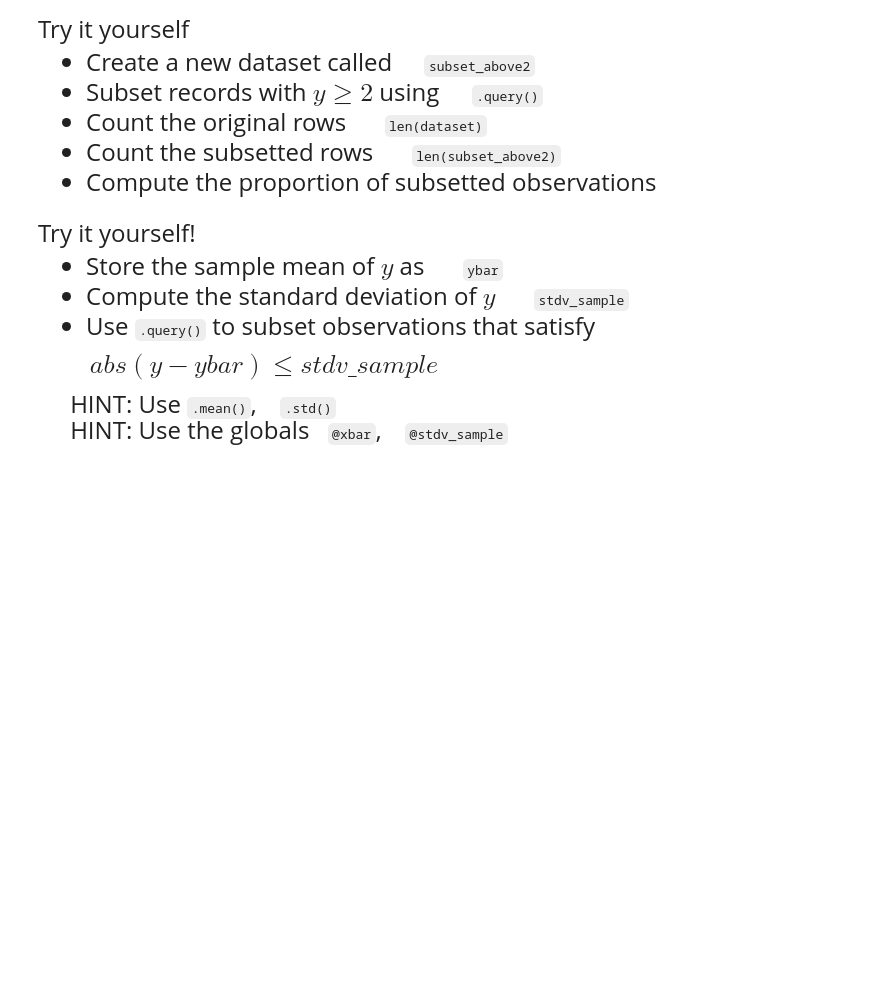
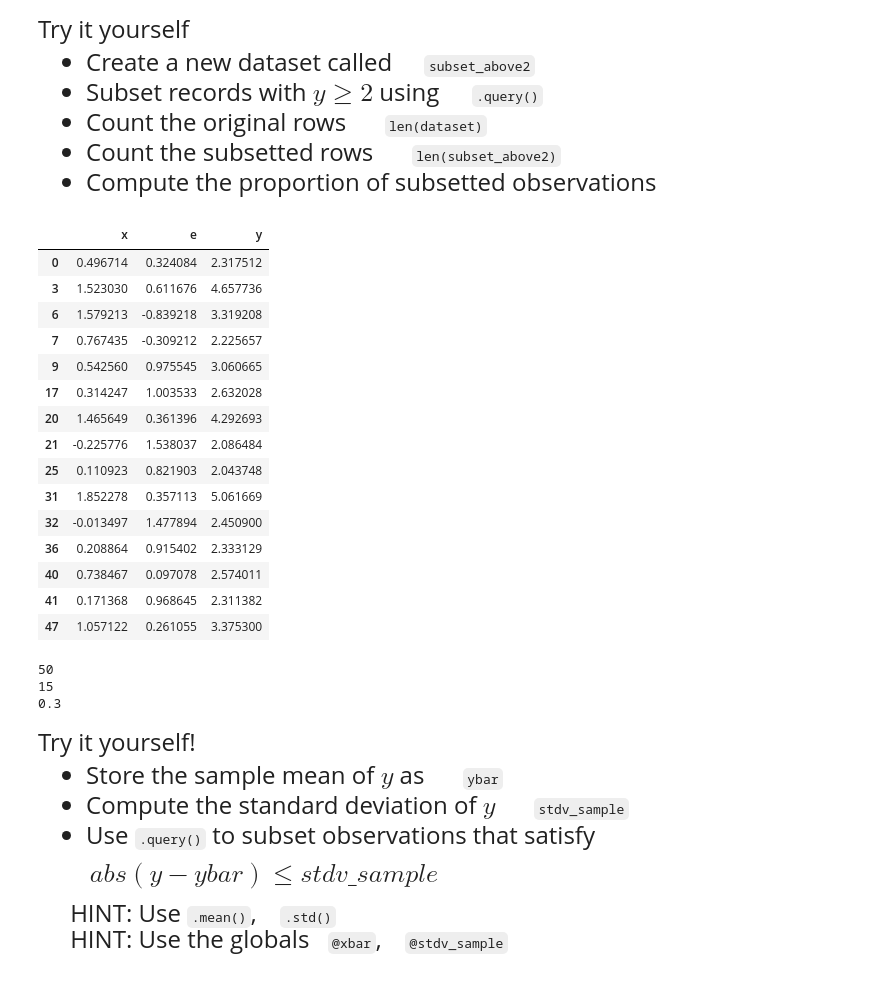
Before and after one commit to ejinright/qtm151spring2024, a Jupyter notebook: lecture_11/lecture_11 - Linear Regression.ipynb, the cells around one changed output. Drawn from its saved outputs; the diff is of its cells as text; code cells hidden in the pictures; blank space fills up the shorter version.

```diff
--- a/lecture_11/lecture_11 - Linear Regression.ipynb
+++ b/lecture_11/lecture_11 - Linear Regression.ipynb
@@ -126,3 +124,31 @@ Try it yourself
+# %%
+# Write your own code here
+subset_above2 = dataset.query("y >= 2")
+display(subset_above2)
+print(len(dataset))
+print(len(subset_above2))
+# proportion of subsetted observations
+print(len(subset_above2) / len(dataset))
+# %% [output]
+|  | x | e | y |
+| 0 | 0.496714 | 0.324084 | 2.317512 |
+| 3 | 1.523030 | 0.611676 | 4.657736 |
+| 6 | 1.579213 | -0.839218 | 3.319208 |
+| 7 | 0.767435 | -0.309212 | 2.225657 |
+| 9 | 0.542560 | 0.975545 | 3.060665 |
+| 17 | 0.314247 | 1.003533 | 2.632028 |
+| 20 | 1.465649 | 0.361396 | 4.292693 |
+| 21 | -0.225776 | 1.538037 | 2.086484 |
+| 25 | 0.110923 | 0.821903 | 2.043748 |
+| 31 | 1.852278 | 0.357113 | 5.061669 |
+| 32 | -0.013497 | 1.477894 | 2.450900 |
+| 36 | 0.208864 | 0.915402 | 2.333129 |
+| 40 | 0.738467 | 0.097078 | 2.574011 |
+| 41 | 0.171368 | 0.968645 | 2.311382 |
+| 47 | 1.057122 | 0.261055 | 3.375300 |
+50
+15
+0.3
 # %% [markdown]
 <font size = "5">
 
```
Also changed, not shown: parts of 7 cells of this notebook.
